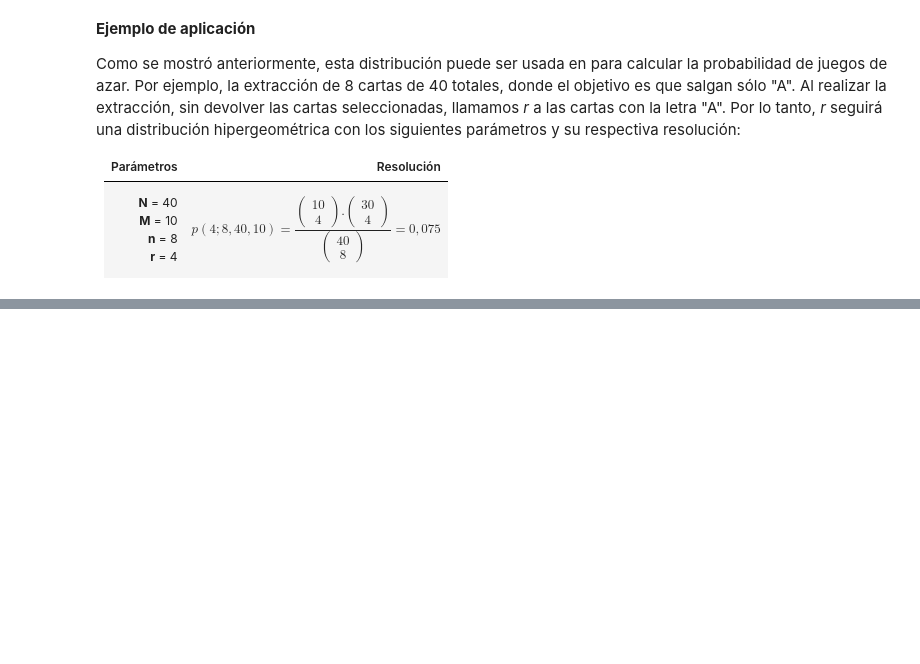
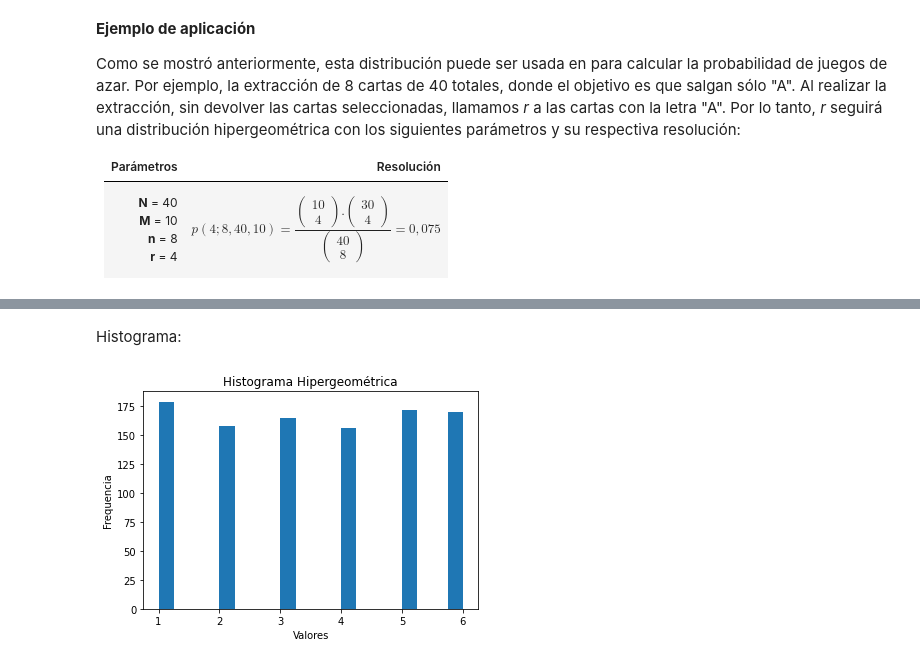
Before and after one commit to eddzhizhpon/p60-simulacion, a Jupyter notebook: t7-investigacion-distribuciones-discretas/t7-investigacion-distribuciones-discretas.ipynb, the cells around one changed output, grey strips where cells are left out. Drawn from its saved outputs; the diff is of its cells as text; code cells hidden in the pictures; blank space fills up the shorter version.

```diff
--- a/t7-investigacion-distribuciones-discretas/t7-investigacion-distribuciones-discretas.ipynb
+++ b/t7-investigacion-distribuciones-discretas/t7-investigacion-distribuciones-discretas.ipynb
@@ -82,0 +148,12 @@ Como se mostró anteriormente, esta distribución puede ser usada en para calcul
+# %% [markdown]
+Histograma:
+# %%
+# histograma
+aleatorios = uniforme_discreta.rvs(1000)  # genera aleatorios
+cuenta, cajas, ignorar = plt.hist(aleatorios, 20)
+plt.ylabel('Frequencia')
+plt.xlabel('Valores')
+plt.title('Histograma Hipergeométrica')
+plt.show()
+# %% [output]
+[figure, added]
```
Also changed, not shown: parts of 20 cells of this notebook.
